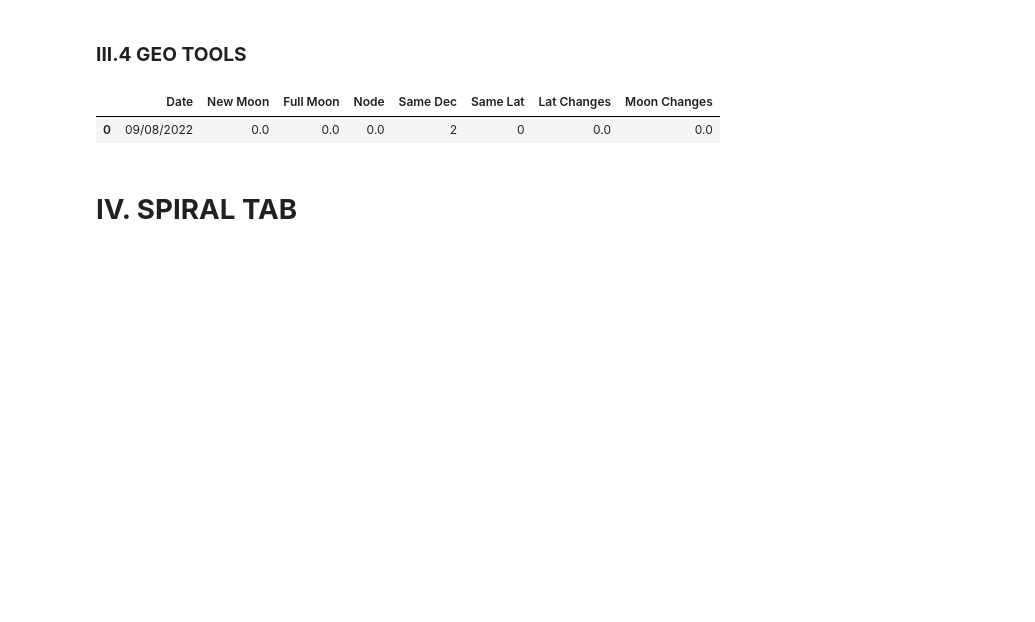
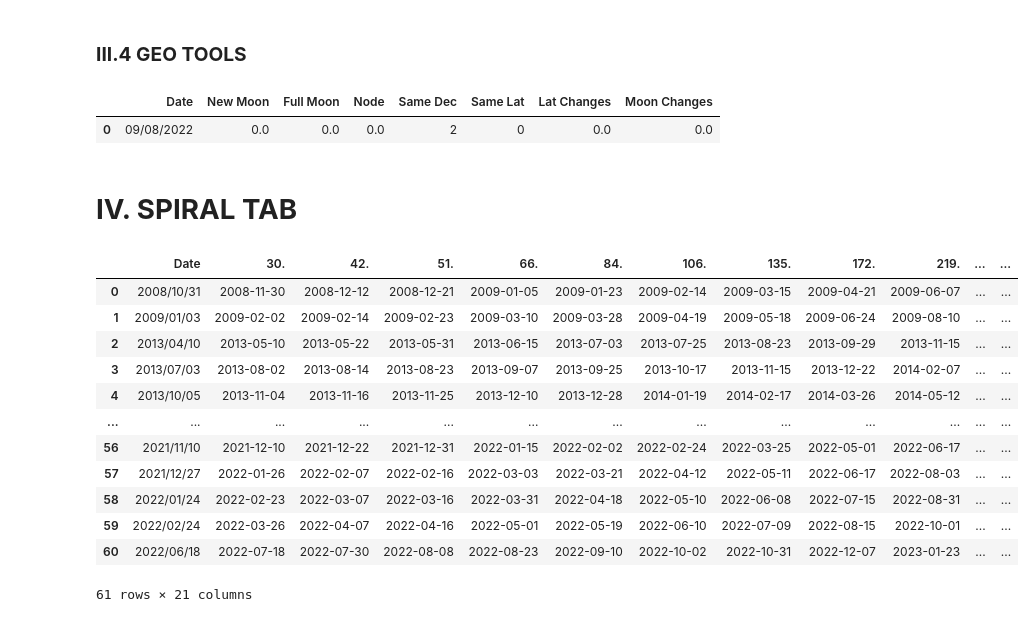
Before and after one commit to amirlehmam/MEMOIREPROPRE, a Jupyter notebook: PIPELINE.ipynb, the cells around one changed output. Saved outputs shown, nothing was run; the diff lists cells and outputs as text; code cells hidden in the pictures; blank space fills up the shorter version.

```diff
--- a/PIPELINE.ipynb
+++ b/PIPELINE.ipynb
@@ -4241,0 +4264,63 @@ Spiral
+# %%
+from datetime import timedelta, date
+
+initial_date = Spiral['Date']
+
+req_1 = pd.to_datetime(initial_date) + pd.DateOffset(days=30)
+req_2 = pd.to_datetime(initial_date) + pd.DateOffset(days=42)
+req_3 = pd.to_datetime(initial_date) + pd.DateOffset(days=51)
+req_4 = pd.to_datetime(initial_date) + pd.DateOffset(days=66)
+req_5 = pd.to_datetime(initial_date) + pd.DateOffset(days=84)
+req_6 = pd.to_datetime(initial_date) + pd.DateOffset(days=106)
+req_7 = pd.to_datetime(initial_date) + pd.DateOffset(days=135)
+req_8 = pd.to_datetime(initial_date) + pd.DateOffset(days=172)
+req_9 = pd.to_datetime(initial_date) + pd.DateOffset(days=219)
+req_10 = pd.to_datetime(initial_date) + pd.DateOffset(days=279)
+req_11 = pd.to_datetime(initial_date) + pd.DateOffset(days=354)
+req_12 = pd.to_datetime(initial_date) + pd.DateOffset(days=451)
+req_13 = pd.to_datetime(initial_date) + pd.DateOffset(days=573)
+req_14 = pd.to_datetime(initial_date) + pd.DateOffset(days=729)
+req_15 = pd.to_datetime(initial_date) + pd.DateOffset(days=928)
+req_16 = pd.to_datetime(initial_date) + pd.DateOffset(days=1180)
+req_17 = pd.to_datetime(initial_date) + pd.DateOffset(days=1501)
+req_18 = pd.to_datetime(initial_date) + pd.DateOffset(days=1909)
+req_19 = pd.to_datetime(initial_date) + pd.DateOffset(days=2429)
+req_20 = pd.to_datetime(initial_date) + pd.DateOffset(days=3090)
+
+Spiral['30.'] = req_1
+Spiral['42.'] = req_2
+Spiral['51.'] = req_3
+Spiral['66.'] = req_4
+Spiral['84.'] = req_5
+Spiral['106.'] = req_6
+Spiral['135.'] = req_7
+Spiral['172.'] = req_8
+Spiral['219.'] = req_9
+Spiral['279.'] = req_10
+Spiral['354.'] = req_11
+Spiral['451.'] = req_12
+Spiral['573.'] = req_13
+Spiral['729.'] = req_14
+Spiral['928.'] = req_15
+Spiral['1180.'] = req_16
+Spiral['1501.'] = req_17
+Spiral['1909.'] = req_18
+Spiral['2429.'] = req_19
+Spiral['3090.'] = req_20
+
+Spi = Spiral[['Date', '30.', '42.', '51.', '66.', '84.', '106.', '135.', '172.', '219.', '279.', '354.', '451.', '573.', '729.', '928.', '1180.', '1501.', '1909.', '2429.', '3090.' ]]
+Spi
+# %% [output]
+|  | Date | 30. | 42. | 51. | 66. | 84. | 106. | 135. | 172. | 219. | ... | ... |
+| 0 | 2008/10/31 | 2008-11-30 | 2008-12-12 | 2008-12-21 | 2009-01-05 | 2009-01-23 | 2009-02-14 | 2009-03-15 | 2009-04-21 | 2009-06-07 | ... | ... |
+| 1 | 2009/01/03 | 2009-02-02 | 2009-02-14 | 2009-02-23 | 2009-03-10 | 2009-03-28 | 2009-04-19 | 2009-05-18 | 2009-06-24 | 2009-08-10 | ... | ... |
+| 2 | 2013/04/10 | 2013-05-10 | 2013-05-22 | 2013-05-31 | 2013-06-15 | 2013-07-03 | 2013-07-25 | 2013-08-23 | 2013-09-29 | 2013-11-15 | ... | ... |
+| 3 | 2013/07/03 | 2013-08-02 | 2013-08-14 | 2013-08-23 | 2013-09-07 | 2013-09-25 | 2013-10-17 | 2013-11-15 | 2013-12-22 | 2014-02-07 | ... | ... |
+| 4 | 2013/10/05 | 2013-11-04 | 2013-11-16 | 2013-11-25 | 2013-12-10 | 2013-12-28 | 2014-01-19 | 2014-02-17 | 2014-03-26 | 2014-05-12 | ... | ... |
+| ... | ... | ... | ... | ... | ... | ... | ... | ... | ... | ... | ... | ... |
+| 56 | 2021/11/10 | 2021-12-10 | 2021-12-22 | 2021-12-31 | 2022-01-15 | 2022-02-02 | 2022-02-24 | 2022-03-25 | 2022-05-01 | 2022-06-17 | ... | ... |
+| 57 | 2021/12/27 | 2022-01-26 | 2022-02-07 | 2022-02-16 | 2022-03-03 | 2022-03-21 | 2022-04-12 | 2022-05-11 | 2022-06-17 | 2022-08-03 | ... | ... |
+| 58 | 2022/01/24 | 2022-02-23 | 2022-03-07 | 2022-03-16 | 2022-03-31 | 2022-04-18 | 2022-05-10 | 2022-06-08 | 2022-07-15 | 2022-08-31 | ... | ... |
+| 59 | 2022/02/24 | 2022-03-26 | 2022-04-07 | 2022-04-16 | 2022-05-01 | 2022-05-19 | 2022-06-10 | 2022-07-09 | 2022-08-15 | 2022-10-01 | ... | ... |
+| 60 | 2022/06/18 | 2022-07-18 | 2022-07-30 | 2022-08-08 | 2022-08-23 | 2022-09-10 | 2022-10-02 | 2022-10-31 | 2022-12-07 | 2023-01-23 | ... | ... |
+61 rows × 21 columns
```
Also changed, not shown: parts of 16 cells of this notebook, 2 other files.
